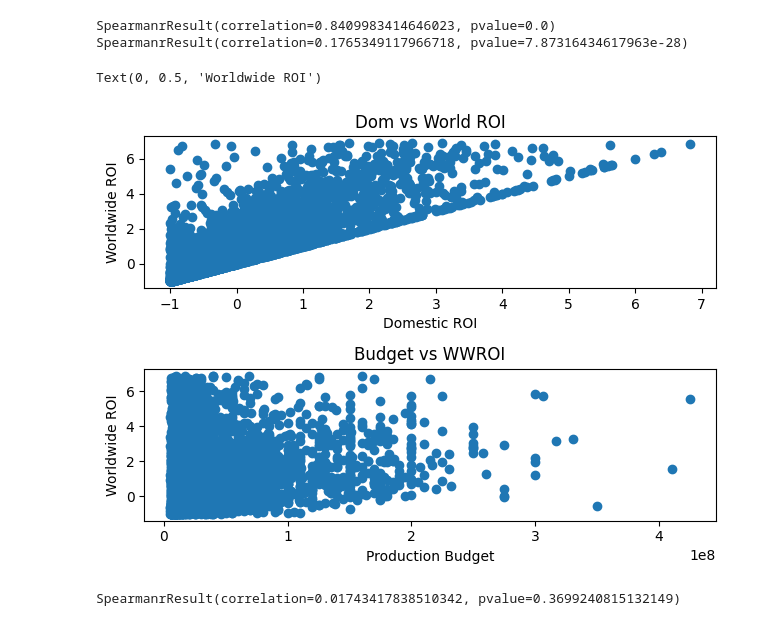
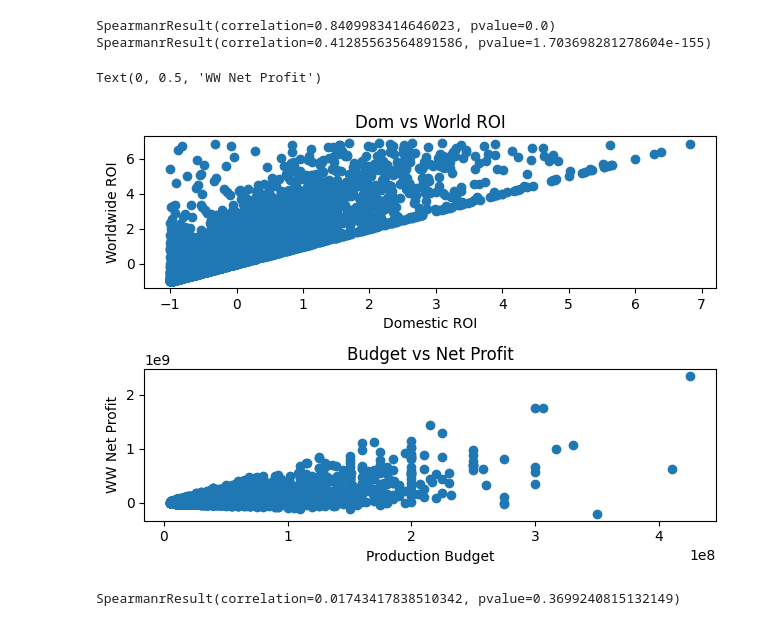
Before and after one commit to ACB-prgm/Phase1_Project, a Jupyter notebook: notebooks/RoughingIt.ipynb, the cells around one changed output. Drawn from its saved outputs; the diff is of its cells as text; code cells hidden in the pictures.

```diff
--- a/notebooks/RoughingIt.ipynb
+++ b/notebooks/RoughingIt.ipynb
@@ -14,8 +14,7 @@ dfs = {}
 
 sql_db_file = "im.db"
 movie_info_q = """
-        SELECT * FROM principals
-        JOIN movie_ratings USING(movie_id)
+        SELECT * FROM movie_basics
         JOIN movie_akas USING(movie_id)
         ;"""
 movie_people_q = """
@@ -68,7 +90,10 @@ Index(['title', 'studio', 'domestic_gross', 'foreign_gross', 'year'], dtype='obj
 # %%
 budget_df = dfs.get("movie_budgets").replace('[\$,]', '', regex=True).apply(pd.to_numeric, errors="ignore")
 budget_df = budget_df[budget_df["production_budget"] > 5000000].replace(0, np.nan).dropna()
-budget_df["domestic_ROI"] = (budget_df["domestic_gross"] - budget_df["production_budget"]) / budget_df["production_budget"]
-budget_df["worldwide_ROI"] = (budget_df["worldwide_gross"] - budget_df["production_budget"]) / budget_df["production_budget"]
+budget_df["net_profit_ww"] = budget_df.worldwide_gross - budget_df.production_budget
+budget_df["domestic_ROI"] = (budget_df.domestic_gross - budget_df.production_budget) / budget_df.production_budget
+budget_df["worldwide_ROI"] = (budget_df.net_profit_ww) / budget_df.production_budget
 
 dfs["movie_budgets"] = budget_df
+
+budget_df
@@ -77,7 +116,6 @@ dfs["movie_budgets"] = budget_df
 money_and_info_df = dfs.get("movie_budgets").join(dfs.get("movie_info"), on="id", how="inner", lsuffix="_budget")
 money_and_info_df.sort_values("worldwide_ROI", ascending=False, inplace=True)
 money_and_info_df[["theater_date", "dvd_date"]] = money_and_info_df[["theater_date", "dvd_date"]].apply(pd.to_datetime, errors="ignore", infer_datetime_format=True)
-money_and_info_df.head()
 # money_and_info_df["WW_ROI_Cat"] = pd.cut(money_and_info_df.worldwide_ROI, bins=5, labels=False)
 # plt.hist(money_and_info_df.WW_ROI_Cat)
 
@@ -88,7 +126,8 @@ Q3 = money_and_info_df["worldwide_ROI"].quantile(0.75)
 IQR = Q3 - Q1
 
 best_df = money_and_info_df[money_and_info_df.worldwide_ROI > Q3 + 1.5 * IQR]
-money_and_info_df = money_and_info_df[money_and_info_df["worldwide_ROI"] < Q3 + 1.5 * IQR][money_and_info_df["worldwide_ROI"] > Q1 - 1.5 * IQR]
+money_and_info_df = money_and_info_df[money_and_info_df["worldwide_ROI"] < Q3 + 1.5 * IQR]
+money_and_info_df = money_and_info_df[money_and_info_df["worldwide_ROI"] > Q1 - 1.5 * IQR]
 # %%
 best_writers = money_and_info_df[["writer", "worldwide_ROI"]][money_and_info_df["writer"].str.contains("\|")==False].groupby("writer").median().sort_values("worldwide_ROI", ascending=False)
 
@@ -113,22 +152,22 @@ Richard Linklater       1.421871
 # %%
 fig, (ax1, ax2) = plt.subplots(2, tight_layout=True)
 
 print(stats.spearmanr(money_and_info_df.domestic_ROI, money_and_info_df.worldwide_ROI))
 ax1.scatter(money_and_info_df.domestic_ROI, money_and_info_df.worldwide_ROI)
 ax1.set_title("Dom vs World ROI")
 ax1.set_xlabel("Domestic ROI")
 ax1.set_ylabel("Worldwide ROI")
 
-print(stats.spearmanr(money_and_info_df.production_budget, money_and_info_df.worldwide_ROI))
-ax2.scatter(money_and_info_df.production_budget, money_and_info_df.worldwide_ROI)
-ax2.set_title("Budget vs WWROI")
+print(stats.spearmanr(money_and_info_df.production_budget, money_and_info_df.net_profit_ww))
+ax2.scatter(money_and_info_df.production_budget, money_and_info_df.net_profit_ww)
+ax2.set_title("Budget vs Net Profit")
 ax2.set_xlabel("Production Budget")
-ax2.set_ylabel("Worldwide ROI")
+ax2.set_ylabel("WW Net Profit")
 # %% [output]
 SpearmanrResult(correlation=0.8409983414646023, pvalue=0.0)
-SpearmanrResult(correlation=0.1765349117966718, pvalue=7.87316434617963e-28)
+SpearmanrResult(correlation=0.41285563564891586, pvalue=1.703698281278604e-155)
-Text(0, 0.5, 'Worldwide ROI')
+Text(0, 0.5, 'WW Net Profit')
-[figure, old version]
+[figure, new version]
 # %%
 from datetime import timedelta
 
```
Also changed, not shown: parts of 14 cells of this notebook, 3 other files.
